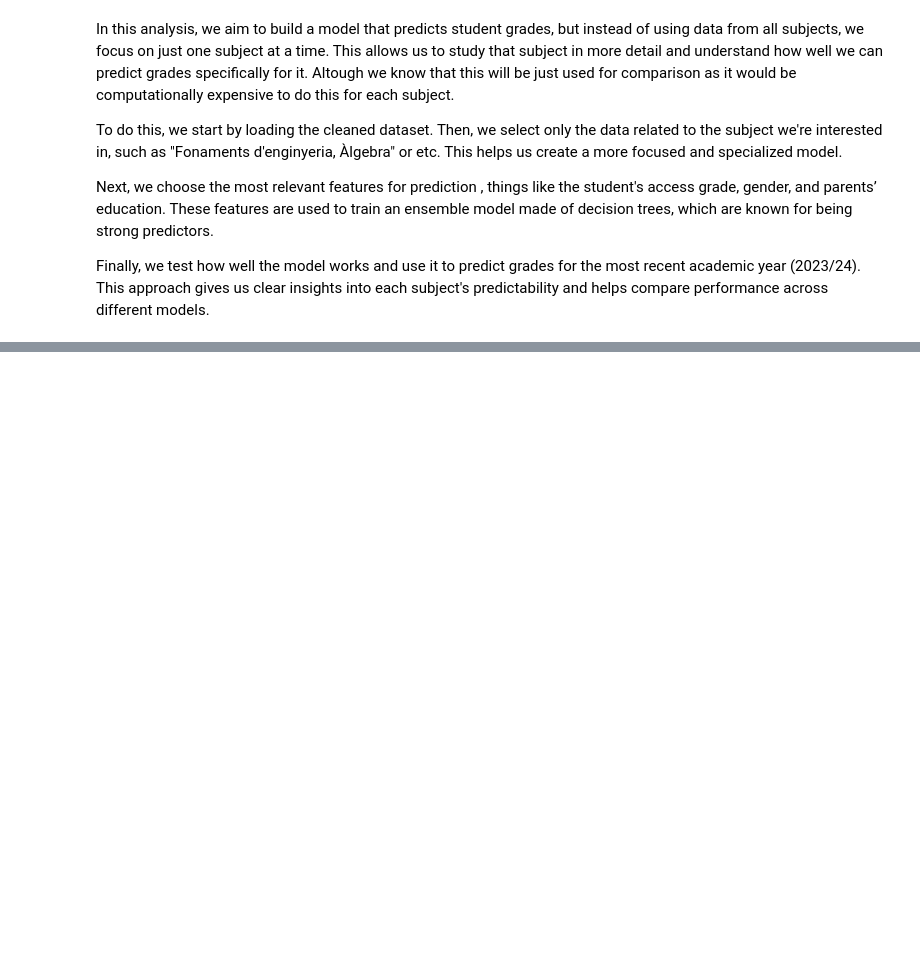
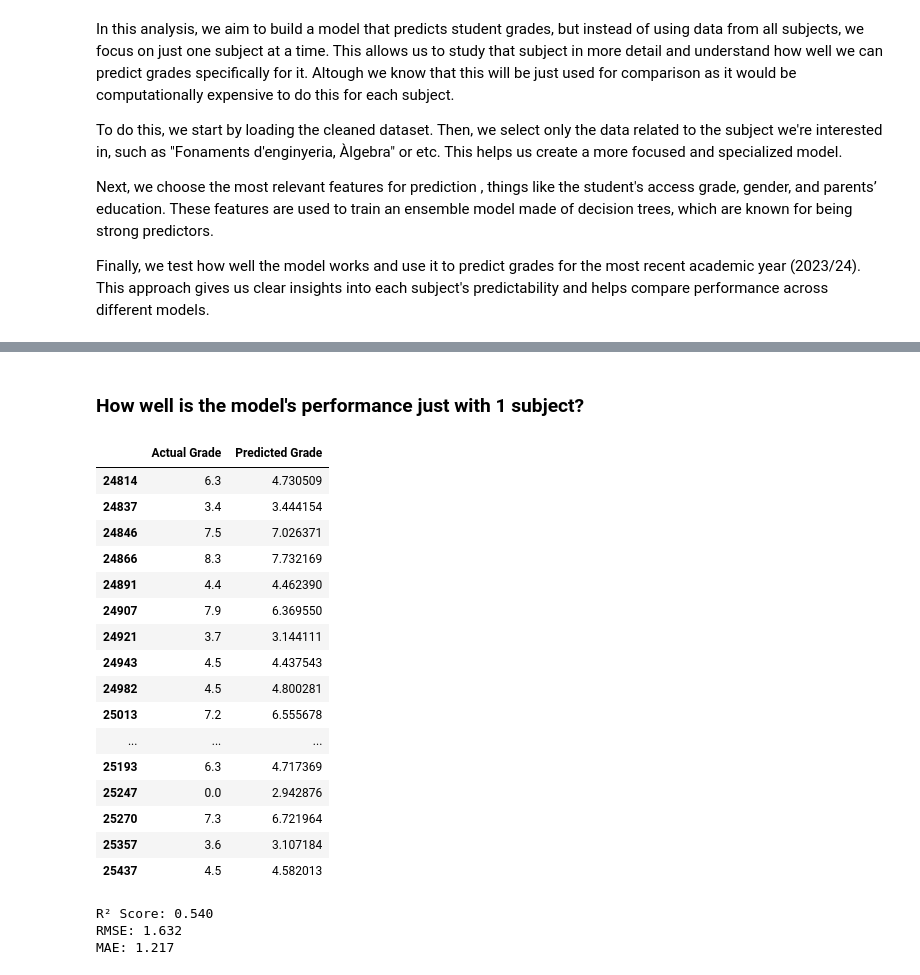
Before and after one commit to laurabolta/Synthesis-Project-I, a Jupyter notebook: Ensemble_trees_SUBJECTS.ipynb, the cells around one changed output, grey strips where cells are left out. Drawn from its saved outputs; the diff is of its cells as text; code cells hidden in the pictures; blank space fills up the shorter version.

```diff
--- a/Ensemble_trees_SUBJECTS.ipynb
+++ b/Ensemble_trees_SUBJECTS.ipynb
@@ -50,0 +104,41 @@ NameError: name 'df_train' is not defined
+# %% [markdown]
+### How well is the model's performance just with 1 subject?
+# %%
+comparison_df = df_subject_pred[['nota_assignatura', 'predicted_nota_assignatura']].copy()
+comparison_df.columns = ['Actual Grade', 'Predicted Grade']
+comparison_df.head(20)  # Only 20
+# %% [output]
+|  | Actual Grade | Predicted Grade |
+| 24814 | 6.3 | 4.730509 |
+| 24837 | 3.4 | 3.444154 |
+| 24846 | 7.5 | 7.026371 |
+| 24866 | 8.3 | 7.732169 |
+| 24891 | 4.4 | 4.462390 |
+| 24907 | 7.9 | 6.369550 |
+| 24921 | 3.7 | 3.144111 |
+| 24943 | 4.5 | 4.437543 |
+| 24982 | 4.5 | 4.800281 |
+| 25013 | 7.2 | 6.555678 |
+| ... | ... | ... |
+| 25193 | 6.3 | 4.717369 |
+| 25247 | 0.0 | 2.942876 |
+| 25270 | 7.3 | 6.721964 |
+| 25357 | 3.6 | 3.107184 |
+| 25437 | 4.5 | 4.582013 |
+# %%
+#R² Score (Coefficient of Determination)
+r2 = r2_score(df_subject_pred['nota_assignatura'], df_subject_pred['predicted_nota_assignatura'])
+print(f"R² Score: {r2:.3f}")
+
+#RMSE (Root Mean Squared Error)
+mse = mean_squared_error(df_subject_pred['nota_assignatura'], df_subject_pred['predicted_nota_assignatura'])
+rmse = np.sqrt(mse)
+print(f"RMSE: {rmse:.3f}")
+
+#MAE (Mean Absolute Error)
+mae = mean_absolute_error(df_subject_pred['nota_assignatura'], df_subject_pred['predicted_nota_assignatura'])
+print(f"MAE: {mae:.3f}")
+# %% [output]
+R² Score: 0.540
+RMSE: 1.632
+MAE: 1.217
```
Also changed, not shown: parts of 7 cells of this notebook, 1 other file.
